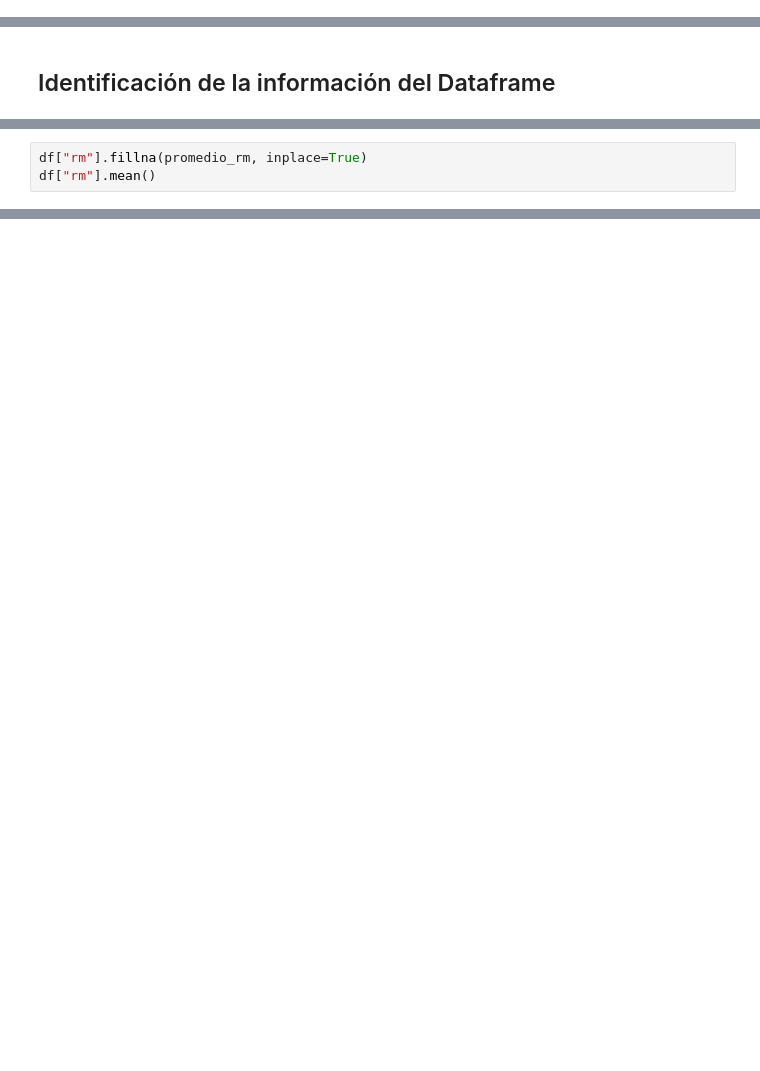
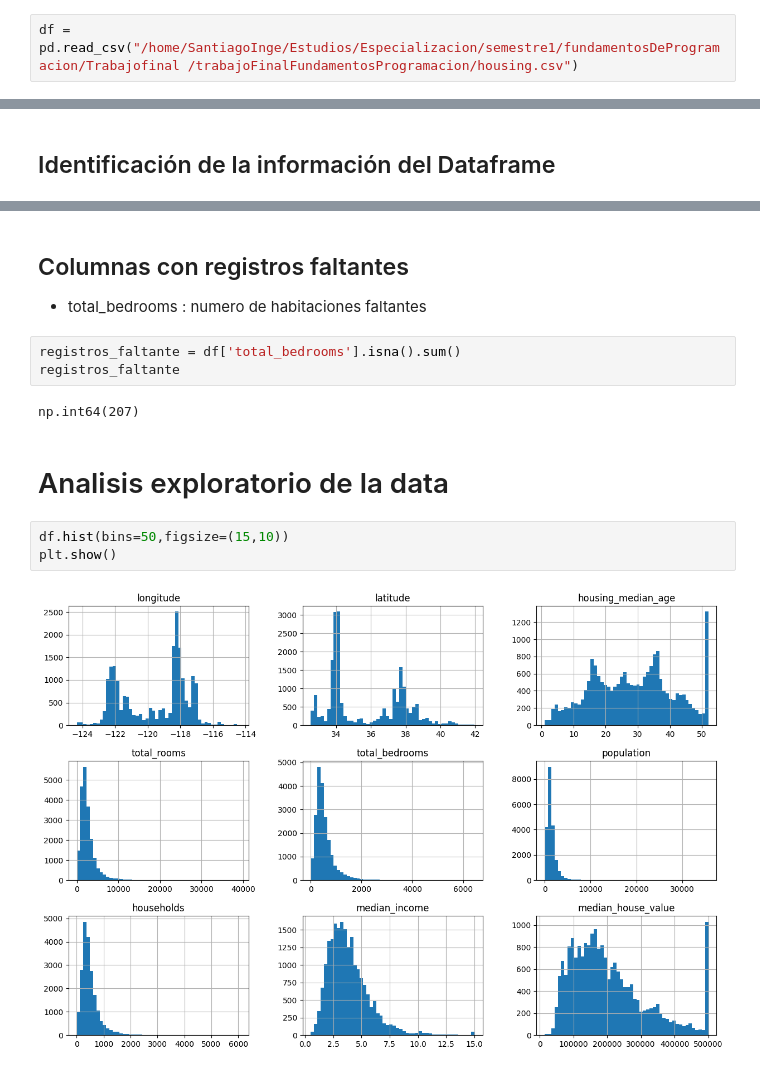
Before and after one commit to Erikearias/trabajoFinalFundamentosProgramacion, a Jupyter notebook: proyecto_final1.ipynb, the cells around one changed output, grey strips where cells are left out. Saved outputs shown, nothing was run; the diff lists cells and outputs as text; blank space fills up the shorter version.

```diff
--- a/proyecto_final1.ipynb
+++ b/proyecto_final1.ipynb
@@ -26,0 +26,2 @@ df = pd.read_csv("BostonHousing.csv")
+# %%
+df = pd.read_csv("/home/SantiagoInge/Estudios/Especializacion/semestre1/fundamentosDeProgramacion/Trabajofinal /trabajoFinalFundamentosProgramacion/housing.csv")
@@ -73,3 +60,0 @@ np.float64(6.284341317365269)
-# %%
-df["rm"].fillna(promedio_rm, inplace=True)
-df["rm"].mean()
@@ -83,0 +93,15 @@ np.float64(6.284341317365269)
+# %% [markdown]
+## Columnas con registros faltantes
+- total_bedrooms : numero de habitaciones faltantes
+# %%
+registros_faltante = df['total_bedrooms'].isna().sum()
+registros_faltante
+# %% [output]
+np.int64(207)
+# %% [markdown]
+# Analisis exploratorio de la data
+# %%
+df.hist(bins=50,figsize=(15,10))
+plt.show()
+# %% [output]
+[figure, added]
```
Also changed, not shown: parts of 27 cells of this notebook, 5 other files.
